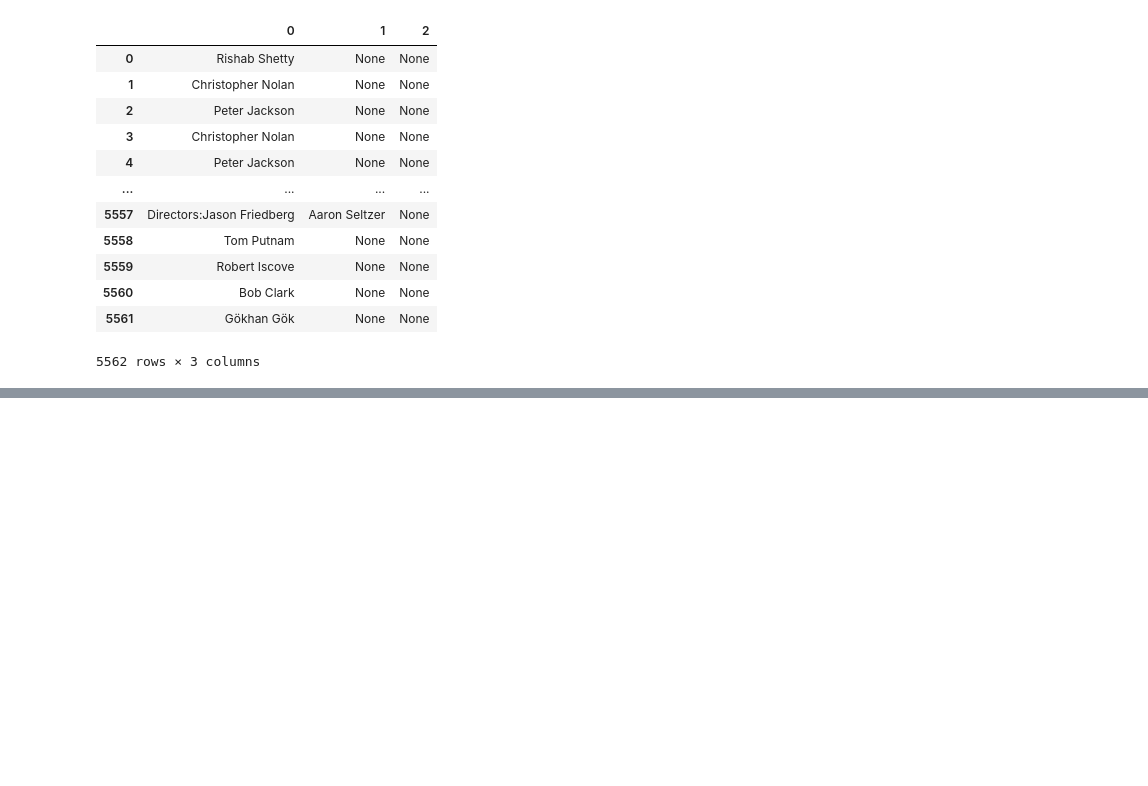
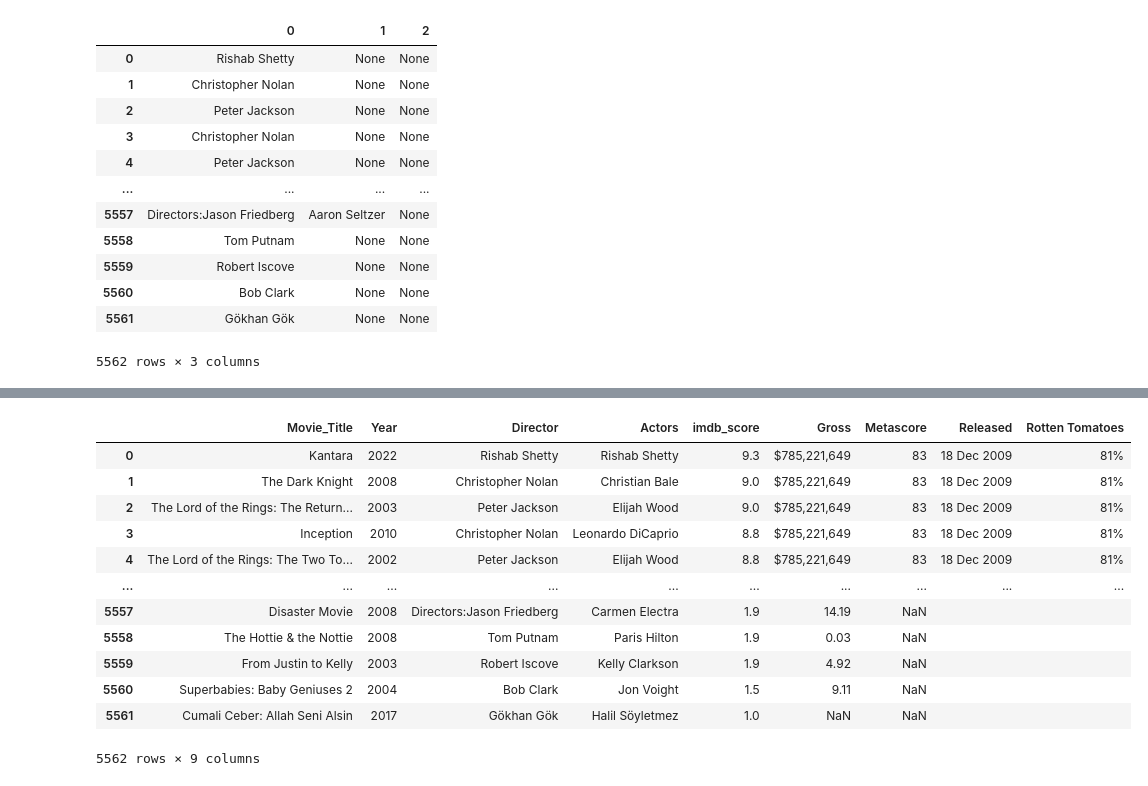
Before and after one commit to Reagz24/Project1_Team6, a Jupyter notebook: Movie_Analysis.ipynb, the cells around one changed output, grey strips where cells are left out. Saved outputs shown, nothing was run; the diff lists cells and outputs as text; code cells hidden in the pictures; blank space fills up the shorter version.

```diff
--- a/Movie_Analysis.ipynb
+++ b/Movie_Analysis.ipynb
@@ -196,0 +217,20 @@ merge_df.iloc[512,7]
+# %%
+actorframe = merge_df["Actors"].str.split(", ", expand = True, n = 1)
+actorframe= actorframe.rename(columns = {actorframe.columns[0]: "Actors"})
+actorframe
+merge_df["Actors"] = actorframe["Actors"]
+merge_df
+# %% [output]
+|  | Movie_Title | Year | Director | Actors | imdb_score | Gross | Metascore | Released | Rotten Tomatoes |
+| 0 | Kantara | 2022 | Rishab Shetty | Rishab Shetty | 9.3 | $785,221,649 | 83 | 18 Dec 2009 | 81% |
+| 1 | The Dark Knight | 2008 | Christopher Nolan | Christian Bale | 9.0 | $785,221,649 | 83 | 18 Dec 2009 | 81% |
+| 2 | The Lord of the Rings: The Return... | 2003 | Peter Jackson | Elijah Wood | 9.0 | $785,221,649 | 83 | 18 Dec 2009 | 81% |
+| 3 | Inception | 2010 | Christopher Nolan | Leonardo DiCaprio | 8.8 | $785,221,649 | 83 | 18 Dec 2009 | 81% |
+| 4 | The Lord of the Rings: The Two To... | 2002 | Peter Jackson | Elijah Wood | 8.8 | $785,221,649 | 83 | 18 Dec 2009 | 81% |
+| ... | ... | ... | ... | ... | ... | ... | ... | ... | ... |
+| 5557 | Disaster Movie | 2008 | Directors:Jason Friedberg | Carmen Electra | 1.9 | 14.19 | NaN |  |  |
+| 5558 | The Hottie & the Nottie | 2008 | Tom Putnam | Paris Hilton | 1.9 | 0.03 | NaN |  |  |
+| 5559 | From Justin to Kelly | 2003 | Robert Iscove | Kelly Clarkson | 1.9 | 4.92 | NaN |  |  |
+| 5560 | Superbabies: Baby Geniuses 2 | 2004 | Bob Clark | Jon Voight | 1.5 | 9.11 | NaN |  |  |
+| 5561 | Cumali Ceber: Allah Seni Alsin | 2017 | Gökhan Gök | Halil Söyletmez | 1.0 | NaN | NaN |  |  |
+5562 rows × 9 columns
```
Also changed, not shown: parts of 13 cells of this notebook.
